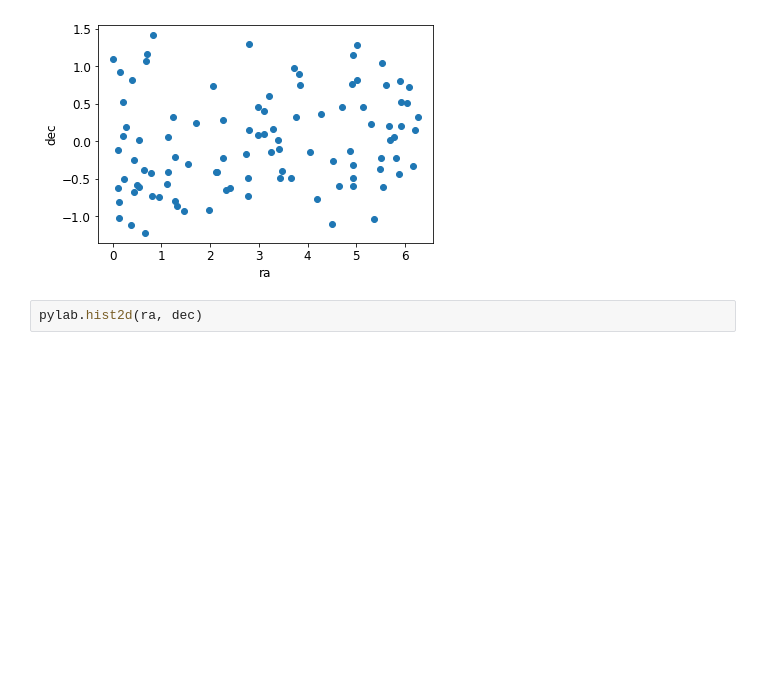
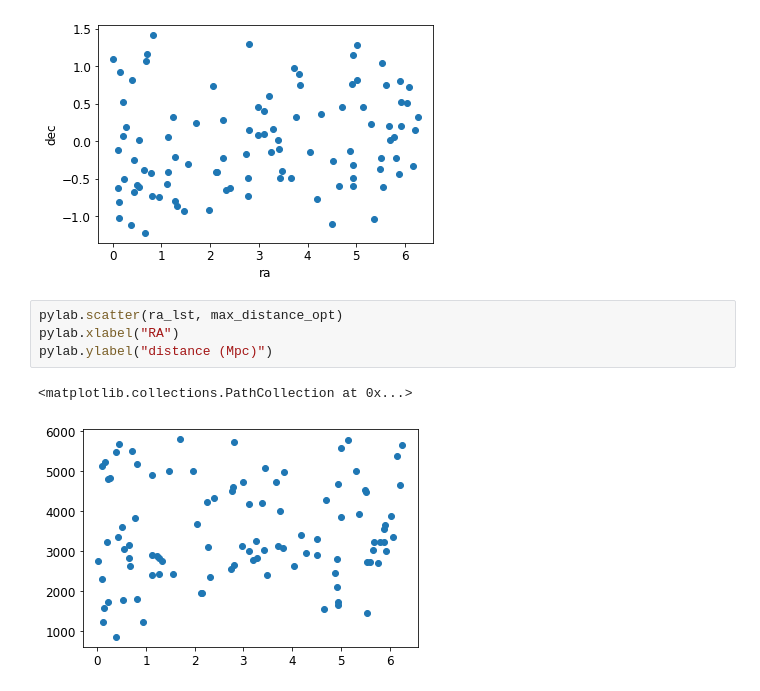
Before and after one commit to danielahyano/ligo-summer-2022, a Jupyter notebook: sim_sky_inc.ipynb, the cells around one changed output. Cells and saved outputs as stored; diff of their text form; blank space fills up the shorter version.

Commit message:
added more plots

```diff
--- a/sim_sky_inc.ipynb
+++ b/sim_sky_inc.ipynb
@@ -164,4 +164,9 @@ pylab.ylabel("dec")
 Text(0, 0.5, 'dec')
 [figure]
 # %%
-pylab.hist2d(ra, dec)
+pylab.scatter(ra_lst, max_distance_opt)
+pylab.xlabel("RA")
+pylab.ylabel("distance (Mpc)")
+# %% [output]
+<matplotlib.collections.PathCollection at 0x...>
+[figure, added]
```
Also changed, not shown: parts of 1 cell of this notebook.
